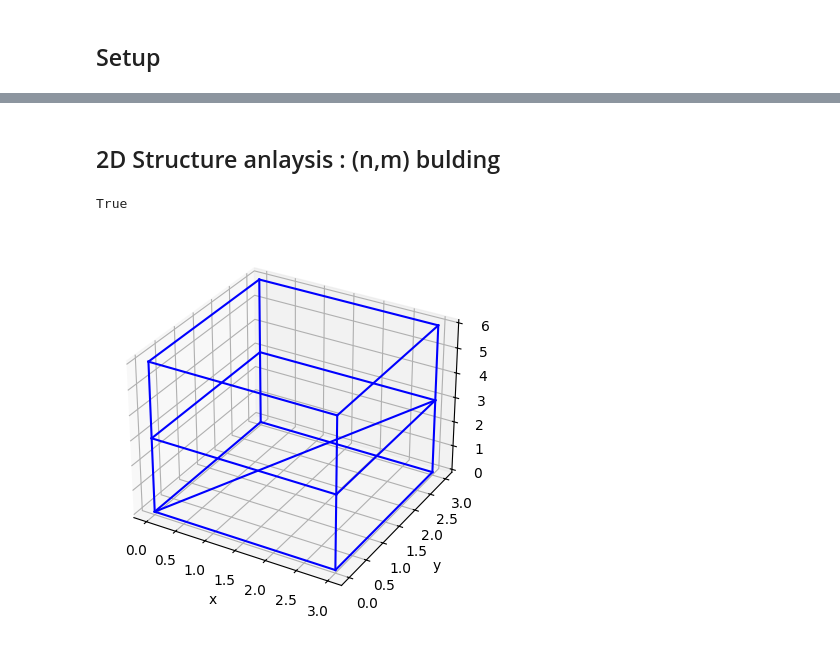
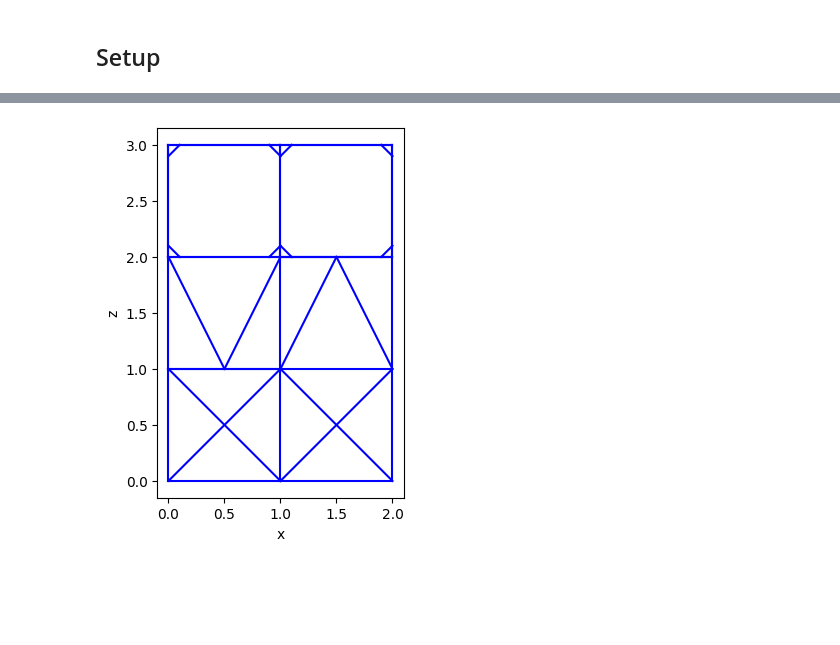
Before and after one commit to zak6868/openseespy, a Jupyter notebook: main.ipynb, the cells around one changed output, grey strips where cells are left out. Saved outputs shown, nothing was run; the diff lists cells and outputs as text; code cells hidden in the pictures; blank space fills up the shorter version.

```diff
--- a/main.ipynb
+++ b/main.ipynb
@@ -146,2 +9,0 @@ class BuildingModel:
-# %% [markdown]
-## 2D Structure anlaysis : (n,m) bulding
@@ -254,21 +9,0 @@ motifs["cube_3D_diag"] = Motif(
-# %%
-# 1. Créer le modèle de bâtiment
-model = BuildingModel()
-
-model.generate_regular_building(
-    m=2,       # 4 nodes par étage
-    n=3,       # 4 étages
-    dx=3, dy=3, dz=3,
-    mode="3D",
-    A=0.02, E=2e11
-)
-
-# 2. Origine correcte pour appliquer le motif (carré 2D en bas-gauche)
-origin = 0   # node (0,0,0)
-
-print(motifs["cube_3D_diag"].can_apply(model, 0, dx=3, dy=3, dz=3))
-motifs["cube_3D_diag"].apply_to_model(model, 0, dx=3, dy=3, dz=3, area=0.02, E=2e11)
-model.plot()
-# %% [output]
-True
-[figure, removed]
@@ -274,0 +15,23 @@ True
+# %%
+
+# Creat a 2D building and apply a motif
+model = BuildingModel()
+
+model.generate_regular_building(
+    m=3,       # 4 nodes par étage
+    n=4,       # 4 étages
+    dx=1, dy=0, dz=1,
+    mode="2D",
+    A=0.02, E=2e11
+)
+
+motifs["square_2D_X"].apply_to_model(model, 0, dx=1, dy=0, dz=1, area=0.02, E=2e11)
+motifs["square_2D_X"].apply_to_model(model, 1, dx=1, dy=0, dz=1, area=0.02, E=2e11)
+motifs["square_2D_V"].apply_to_model(model, 3, dx=1, dy=0, dz=1, area=0.02, E=2e11)
+motifs["square_2D_INVV"].apply_to_model(model, 4, dx=1, dy=0, dz=1, area=0.02, E=2e11)
+motifs["square_2D_framedTr"].apply_to_model(model, 6, dx=1, dy=0, dz=1, area=0.02, E=2e11)
+motifs["square_2D_framedTr"].apply_to_model(model, 7, dx=1, dy=0, dz=1, area=0.02, E=2e11)
+
+model.plot()
+# %% [output]
+[figure, added]
```
Also changed, not shown: parts of 9 cells of this notebook, 4 other files.
